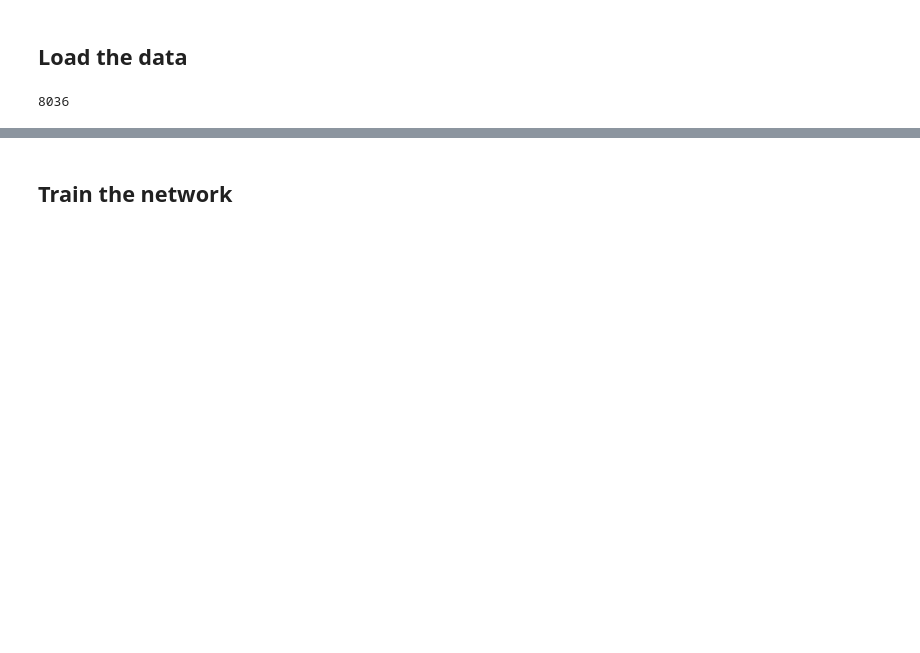
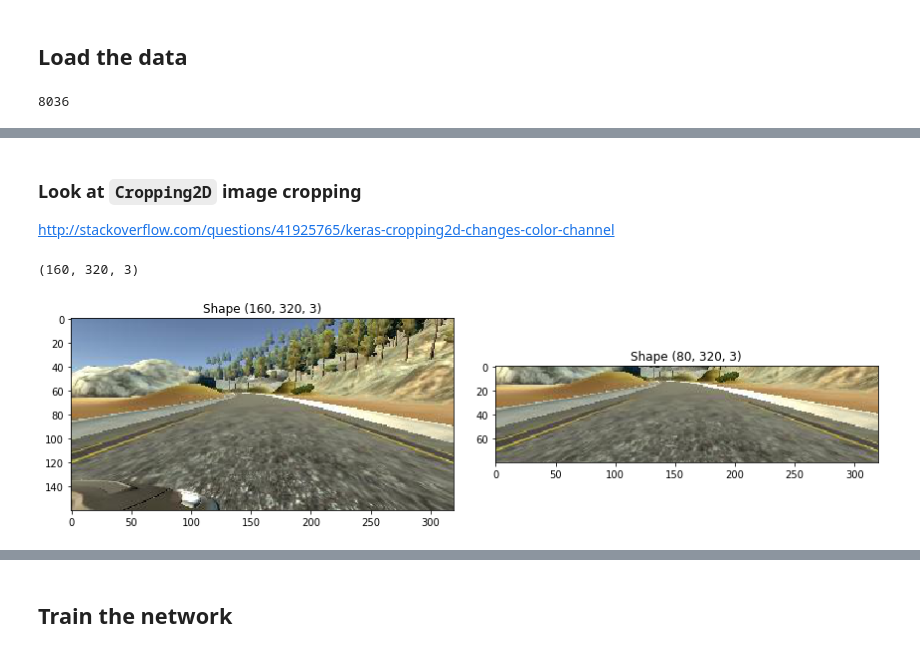
Before and after one commit to kcbighuge/SDCND-Behavioral-Cloning-P3, a Jupyter notebook: Behavioral_Cloning_v1.ipynb, the cells around one changed output, grey strips where cells are left out. Cells and saved outputs as stored; diff of their text form; code cells hidden in the pictures; blank space fills up the shorter version.

```diff
--- a/Behavioral_Cloning_v1.ipynb
+++ b/Behavioral_Cloning_v1.ipynb
@@ -483,3 +511,30 @@ plt.imshow(cv2.flip(image, 1));
+# %% [markdown]
+### Look at `Cropping2D` image cropping
+http://stackoverflow.com/questions/41925765/keras-cropping2d-changes-color-channel
+# %%
+from keras import backend as K
+
+def compare_images(left_image, right_image):
+    print(image.shape)
+    f, (ax1, ax2) = plt.subplots(1, 2, figsize=(12, 4))
+    f.tight_layout()
+    ax1.imshow(left_image)
+    ax1.set_title('Shape '+ str(left_image.shape))
+    ax2.imshow(np.uint8(right_image))
+    ax2.set_title('Shape '+ str(right_image.shape))
+    plt.show()
+
+# with a Sequential model
+model = Sequential()
+model.add(Cropping2D(cropping=((50,30), (0,0)), input_shape=(160,320,3)))
+cropping_output = K.function([model.layers[0].input],
+                                  [model.layers[0].output])
+
+cropped_image = cropping_output([image[None,...]])[0]
+compare_images(image, cropped_image.reshape(cropped_image.shape[1:]))
+# %% [output]
+(160, 320, 3)
+[figure, added]
 # %%
 # Plot histograme of steering angles
 train_angles = np.array(train_samples)[:,3].astype(float)
```
Also changed, not shown: parts of 21 cells of this notebook, 3 other files.
